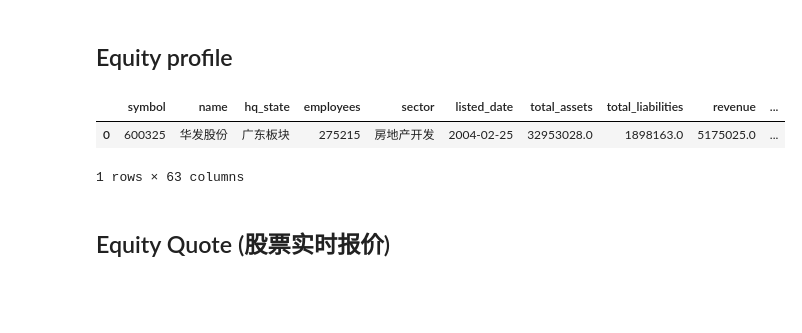
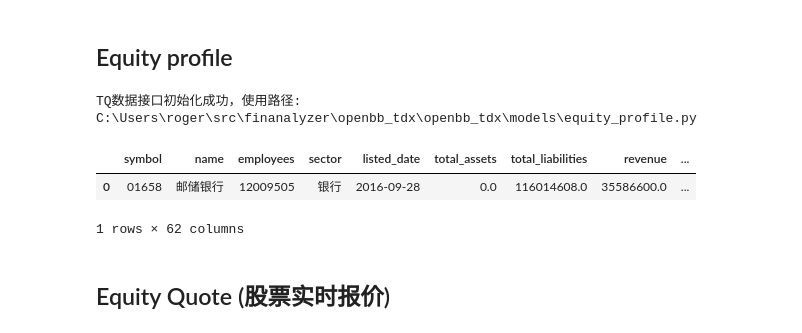
Before and after one commit to finanalyzer/api, a Jupyter notebook: docs/usage.ipynb, the cells around one changed output. Cells and saved outputs as stored; diff of their text form; code cells hidden in the pictures; blank space fills up the shorter version.

```diff
--- a/docs/usage.ipynb
+++ b/docs/usage.ipynb
@@ -138,11 +89,12 @@ TQ数据连接已关闭
 # %% [markdown]
 ## Equity profile
 # %%
-obb.equity.profile(symbol="600325", use_cache=True, provider=default_provider).to_dataframe().tail()
+obb.equity.profile(symbol=symbol_hk, use_cache=True, provider=default_provider).to_dataframe().tail()
 # %% [output]
+TQ数据接口初始化成功，使用路径: C:\Users\roger\src\finanalyzer\openbb_tdx\openbb_tdx\models\equity_profile.py
-|  | symbol | name | hq_state | employees | sector | listed_date | total_assets | total_liabilities | revenue | ... |
-| 0 | 600325 | 华发股份 | 广东板块 | 275215 | 房地产开发 | 2004-02-25 | 32953028.0 | 1898163.0 | 5175025.0 | ... |
+|  | symbol | name | employees | sector | listed_date | total_assets | total_liabilities | revenue | ... |
+| 0 | 01658 | 邮储银行 | 12009505 | 银行 | 2016-09-28 | 0.0 | 116014608.0 | 35586600.0 | ... |
-1 rows × 63 columns
+1 rows × 62 columns
 # %% [markdown]
 ## Equity Quote (股票实时报价)
 # %%
```
Also changed, not shown: parts of 16 cells of this notebook, 4 other files.
